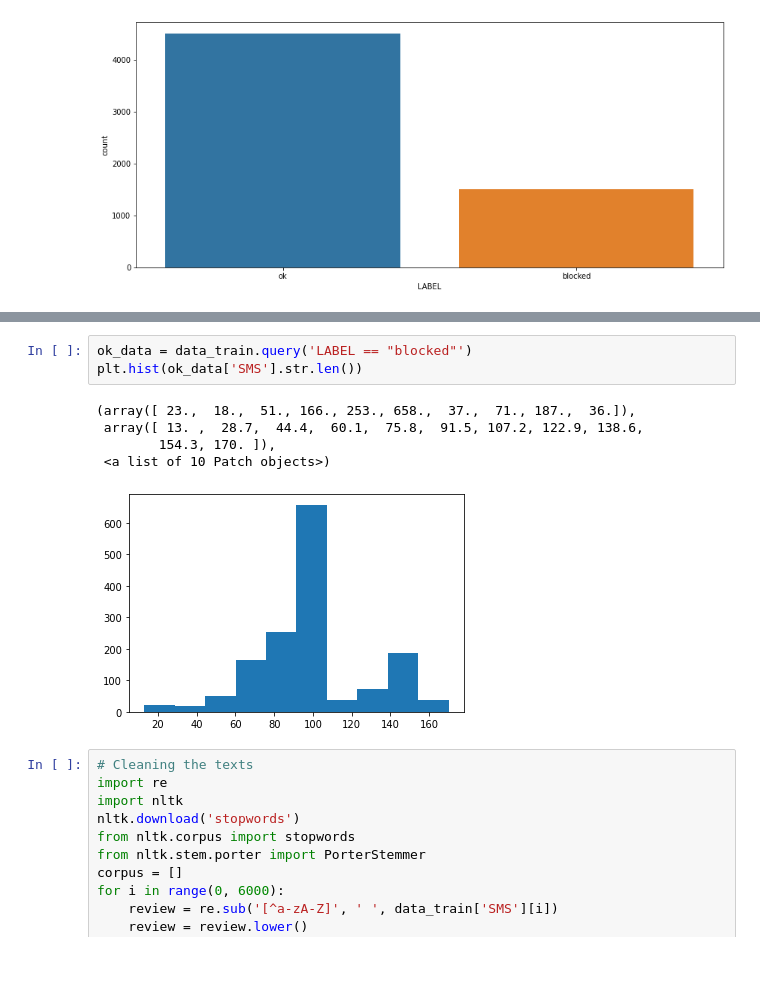
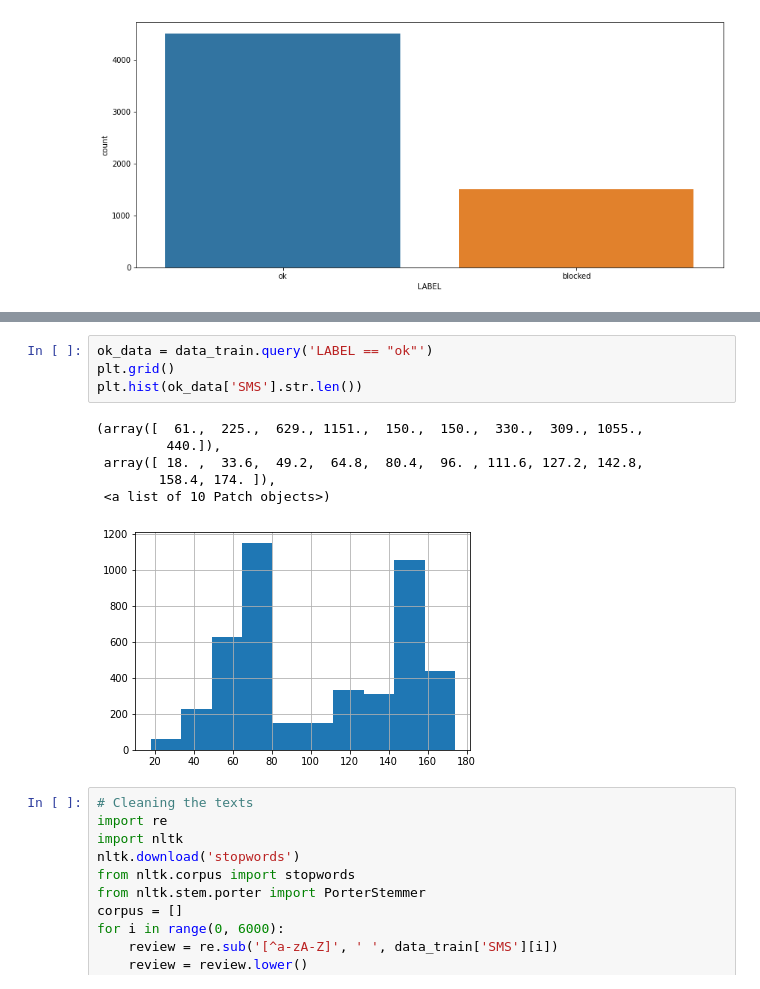
Before and after one commit to jpedrotonello/ChallangeNLP, a Jupyter notebook: Análise.ipynb, the cells around one changed output, grey strips where cells are left out. Saved outputs shown, nothing was run; the diff lists cells and outputs as text; blank space fills up the shorter version.

```diff
--- a/Análise.ipynb
+++ b/Análise.ipynb
@@ -92,12 +90,14 @@ plt.hist(bloqued_data['SMS'].str.len())
 # %%
-ok_data = data_train.query('LABEL == "blocked"')
+ok_data = data_train.query('LABEL == "ok"')
+plt.grid()
 plt.hist(ok_data['SMS'].str.len())
 # %% [output]
-(array([ 23.,  18.,  51., 166., 253., 658.,  37.,  71., 187.,  36.]),
- array([ 13. ,  28.7,  44.4,  60.1,  75.8,  91.5, 107.2, 122.9, 138.6,
-        154.3, 170. ]),
+(array([  61.,  225.,  629., 1151.,  150.,  150.,  330.,  309., 1055.,
+         440.]),
+ array([ 18. ,  33.6,  49.2,  64.8,  80.4,  96. , 111.6, 127.2, 142.8,
+        158.4, 174. ]),
  <a list of 10 Patch objects>)
-[figure, old version]
+[figure, new version]
 # %%
 # Cleaning the texts
 import re
```
Also changed, not shown: parts of 13 cells of this notebook.
